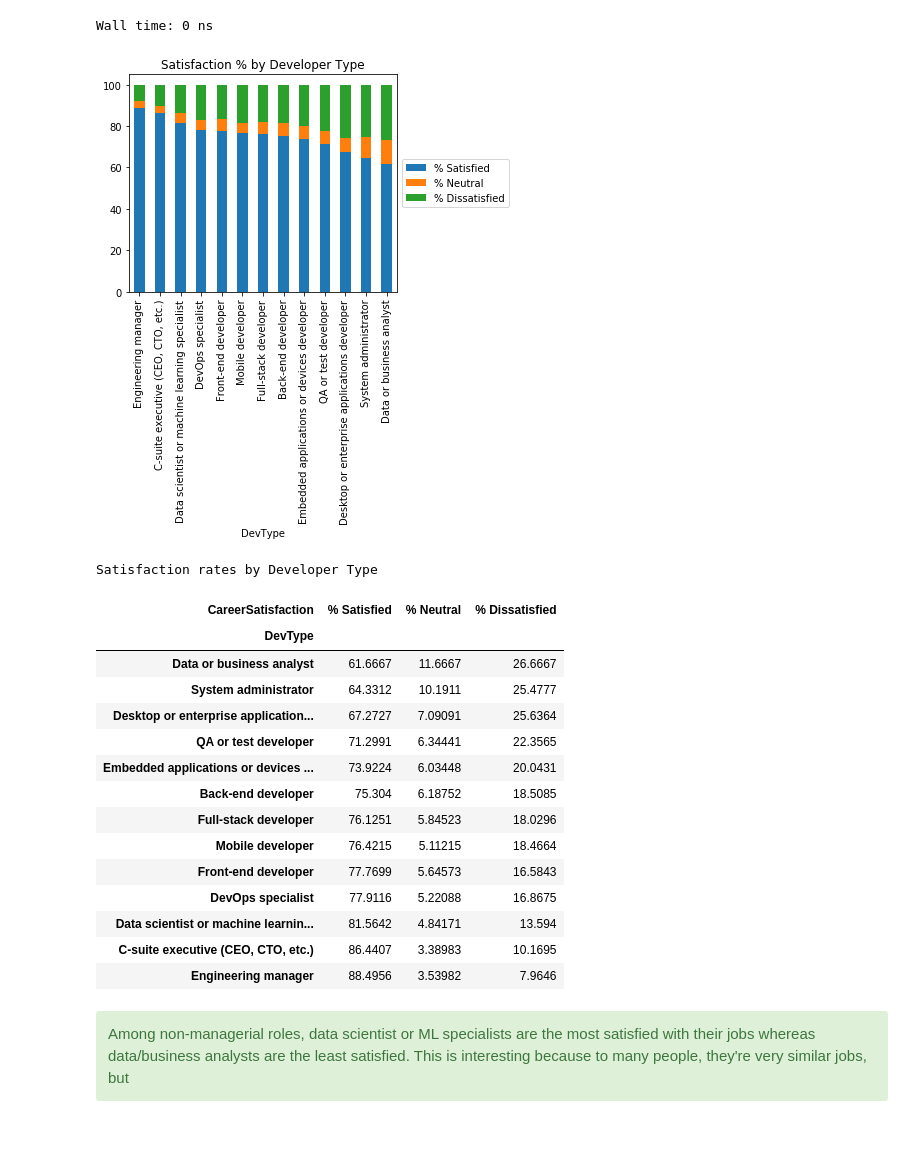
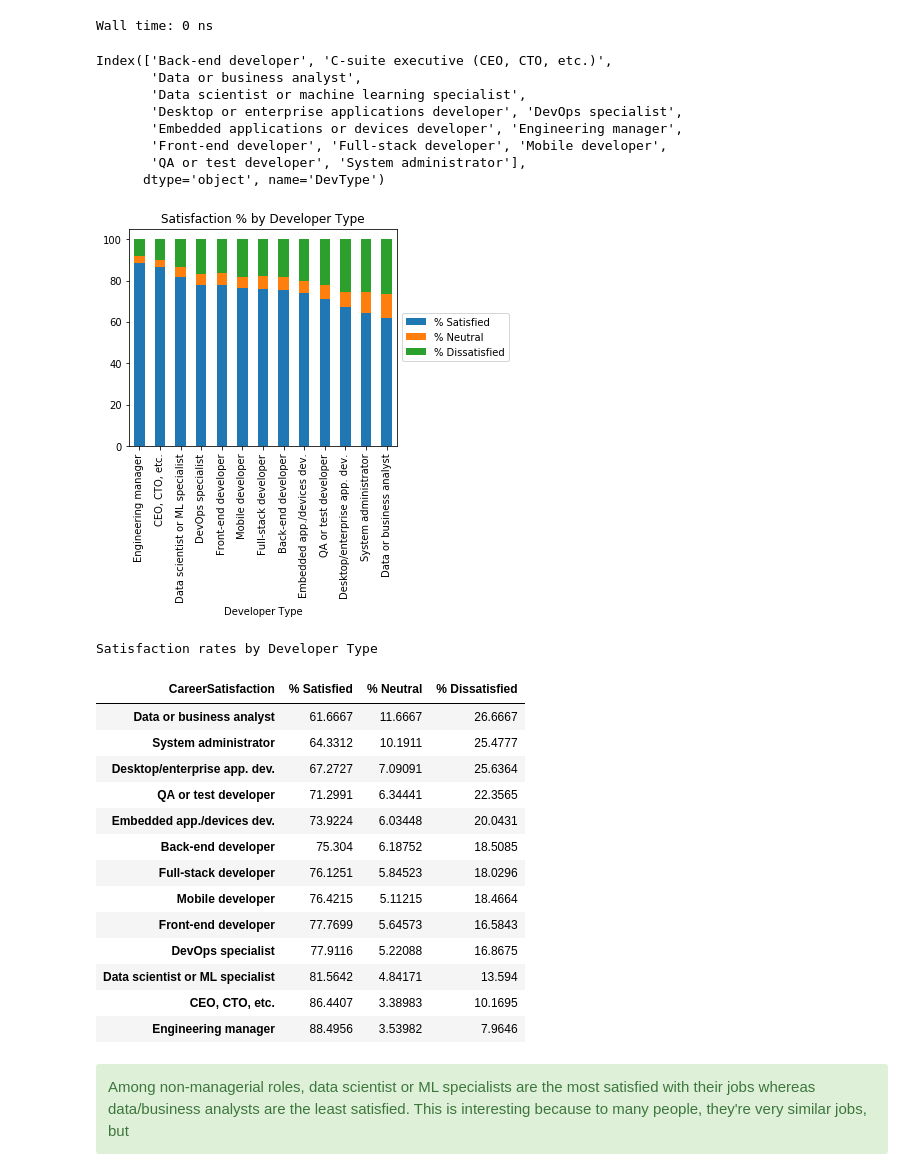
Before and after one commit to nitishvj/Capstone-1-Developers-Survey-Analysis, a Jupyter notebook: Capstone 1.ipynb, the cells around one changed output. Drawn from its saved outputs; the diff is of its cells as text; code cells hidden in the pictures; blank space fills up the shorter version.

```diff
--- a/Capstone 1.ipynb
+++ b/Capstone 1.ipynb
@@ -959,33 +955,44 @@ single_devtype_cs['% Satisfied'] =  single_devtype_cs['Satisfied']*100/single_de
 single_devtype_cs['% Neutral'] =single_devtype_cs['Neutral']*100/single_devtype_cs['Total']
 single_devtype_cs['% Dissatisfied'] =  single_devtype_cs['Dissatisfied']*100/single_devtype_cs['Total']
 single_devtype_cs.sort_values('% Satisfied');
+# %%
+single_devtype_cs.index
+# %% [output]
+Index(['Back-end developer', 'C-suite executive (CEO, CTO, etc.)',
+       'Data or business analyst',
+       'Data scientist or machine learning specialist',
+       'Desktop or enterprise applications developer', 'DevOps specialist',
+       'Embedded applications or devices developer', 'Engineering manager',
+       'Front-end developer', 'Full-stack developer', 'Mobile developer',
+       'QA or test developer', 'System administrator'],
+      dtype='object', name='DevType')
 # %%
-#fig = plt.rcParams['figure.figsize'] = [10,10]
+#Shorten developer type to make plot look better
+single_devtype_cs.index=(['Back-end developer', 'CEO, CTO, etc.',  'Data or business analyst',       'Data scientist or ML specialist',       'Desktop/enterprise app. dev.', 'DevOps specialist',       'Embedded app./devices dev.', 'Engineering manager', 'Front-end developer', 'Full-stack developer', 'Mobile developer', 'QA or test developer', 'System administrator'])
 fig = single_devtype_cs[['% Satisfied','% Neutral', '% Dissatisfied']].sort_values('% Satisfied',ascending=False).plot(kind='bar', stacked=True) ;
 box = fig.get_position()
 fig.set_position([box.x0, box.y0, box.width * 0.8, box.height]);
 fig.legend(loc='center left', bbox_to_anchor=(1, 0.5));
-plt.title('Satisfaction % by Developer Type');
+plt.title('Satisfaction % by Developer Type');plt.xlabel('Developer Type');
 # %% [output]
-[figure, old version]
+[figure, new version]
 # %%
 single_devtype_cs[['% Satisfied','% Neutral','% Dissatisfied']].sort_values('% Satisfied');single_devtype_cs[['% Satisfied','% Neutral','% Dissatisfied']].sort_values('% Satisfied').style.set_caption("Satisfaction rates by Developer Type")
 # %% [output]
 Satisfaction rates by Developer Type
 | CareerSatisfaction | % Satisfied | % Neutral | % Dissatisfied |
-| DevType |  |  |  |
 | Data or business analyst | 61.6667 | 11.6667 | 26.6667 |
 | System administrator | 64.3312 | 10.1911 | 25.4777 |
-| Desktop or enterprise application... | 67.2727 | 7.09091 | 25.6364 |
+| Desktop/enterprise app. dev. | 67.2727 | 7.09091 | 25.6364 |
 | QA or test developer | 71.2991 | 6.34441 | 22.3565 |
-| Embedded applications or devices ... | 73.9224 | 6.03448 | 20.0431 |
+| Embedded app./devices dev. | 73.9224 | 6.03448 | 20.0431 |
 | Back-end developer | 75.304 | 6.18752 | 18.5085 |
 | Full-stack developer | 76.1251 | 5.84523 | 18.0296 |
 | Mobile developer | 76.4215 | 5.11215 | 18.4664 |
 | Front-end developer | 77.7699 | 5.64573 | 16.5843 |
 | DevOps specialist | 77.9116 | 5.22088 | 16.8675 |
-| Data scientist or machine learnin... | 81.5642 | 4.84171 | 13.594 |
-| C-suite executive (CEO, CTO, etc.) | 86.4407 | 3.38983 | 10.1695 |
+| Data scientist or ML specialist | 81.5642 | 4.84171 | 13.594 |
+| CEO, CTO, etc. | 86.4407 | 3.38983 | 10.1695 |
 | Engineering manager | 88.4956 | 3.53982 | 7.9646 |
 # %% [markdown]
 <div class="span5 alert alert-success">
```
Also changed, not shown: parts of 39 cells of this notebook.
